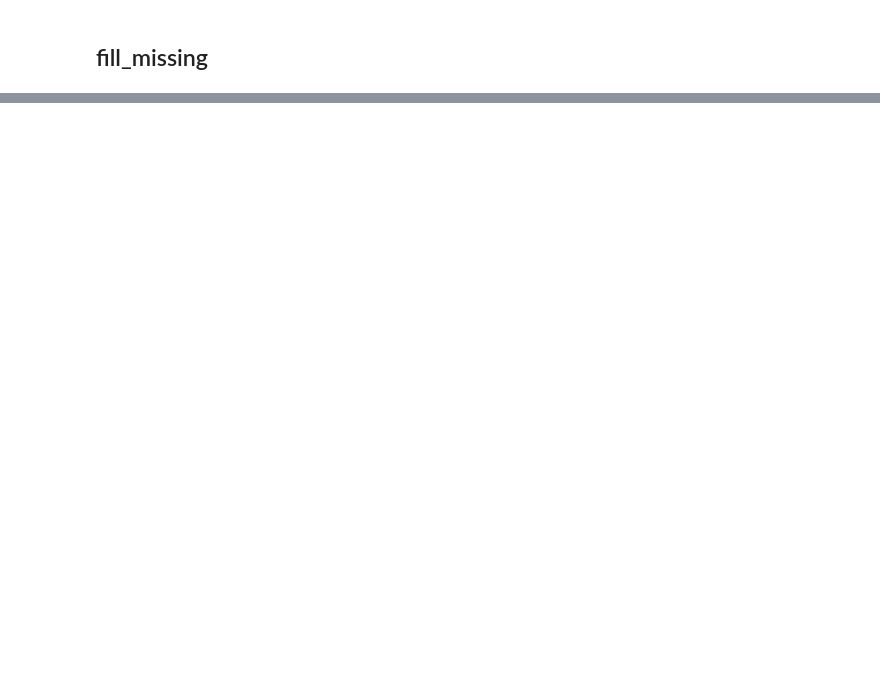
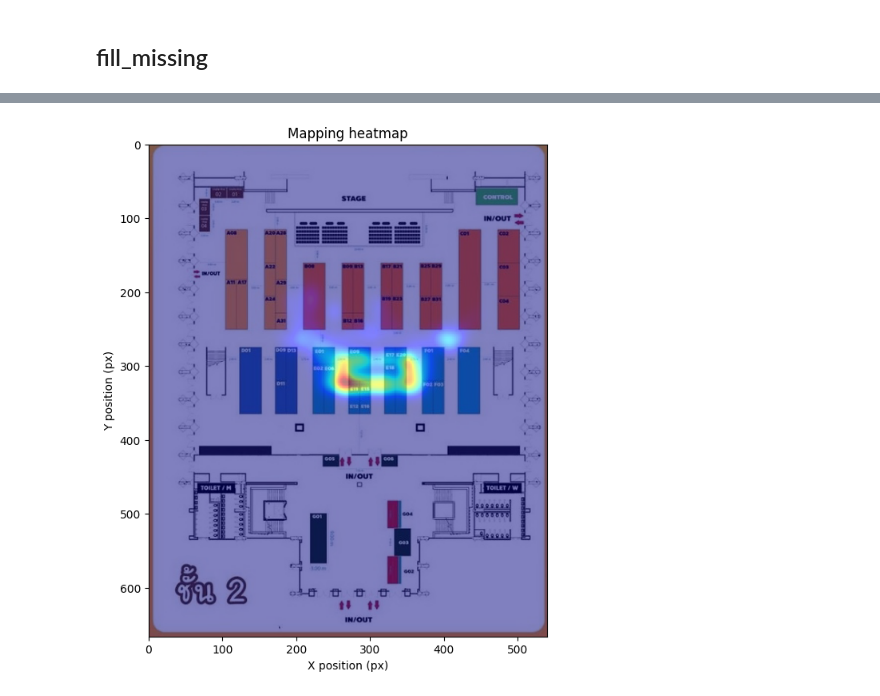
Before and after one commit to jimmoi/DE, a Jupyter notebook: video_mapping.ipynb, the cells around one changed output, grey strips where cells are left out. Drawn from its saved outputs; the diff is of its cells as text; code cells hidden in the pictures; blank space fills up the shorter version.

```diff
--- a/video_mapping.ipynb
+++ b/video_mapping.ipynb
@@ -261,0 +268,7 @@ else:
+# %%
+# ถ้าตำแหน่งใน log เป็น normalized (0-1) → แปลงเป็นพิกเซล
+if x.max() <= 1.0 and y.max() <= 1.0:
+    x_pix = x * w
+    y_pix = y * h
+else:
+    x_pix, y_pix = x, y
@@ -261,0 +304,3 @@ else:
+# %%
+heatmap, xedges, yedges = np.histogram2d(x_pix, y_pix, bins=200, range=[[0, w], [0, h]])
+density = gaussian_filter(heatmap, sigma=3)  # ปรับ sigma ให้เหมาะสม
@@ -261,0 +311,19 @@ else:
+# %%
+# ===== 4. แสดงภาพ =====
+plt.figure(figsize=(12, 8))
+
+# วาดพื้นหลัง
+plt.imshow(frame_rgb, extent=[0, w, h, 0])  # extent เพื่อให้ตรงกับพิกัด pixel
+
+# วาด KDE ทับ (โปร่งใส)
+plt.imshow(density.T, cmap='jet', extent=[0, w, h, 0], alpha=0.5, origin='upper')
+
+# # วาดจุด scatter (เพื่อเทียบ)
+# plt.scatter(x_pix, y_pix, c='white', s=5, alpha=0.6)
+
+plt.title("Mapping heatmap")
+plt.xlabel("X position (px)")
+plt.ylabel("Y position (px)")
+plt.show()
+# %% [output]
+[figure, added]
```
Also changed, not shown: parts of 31 cells of this notebook.
